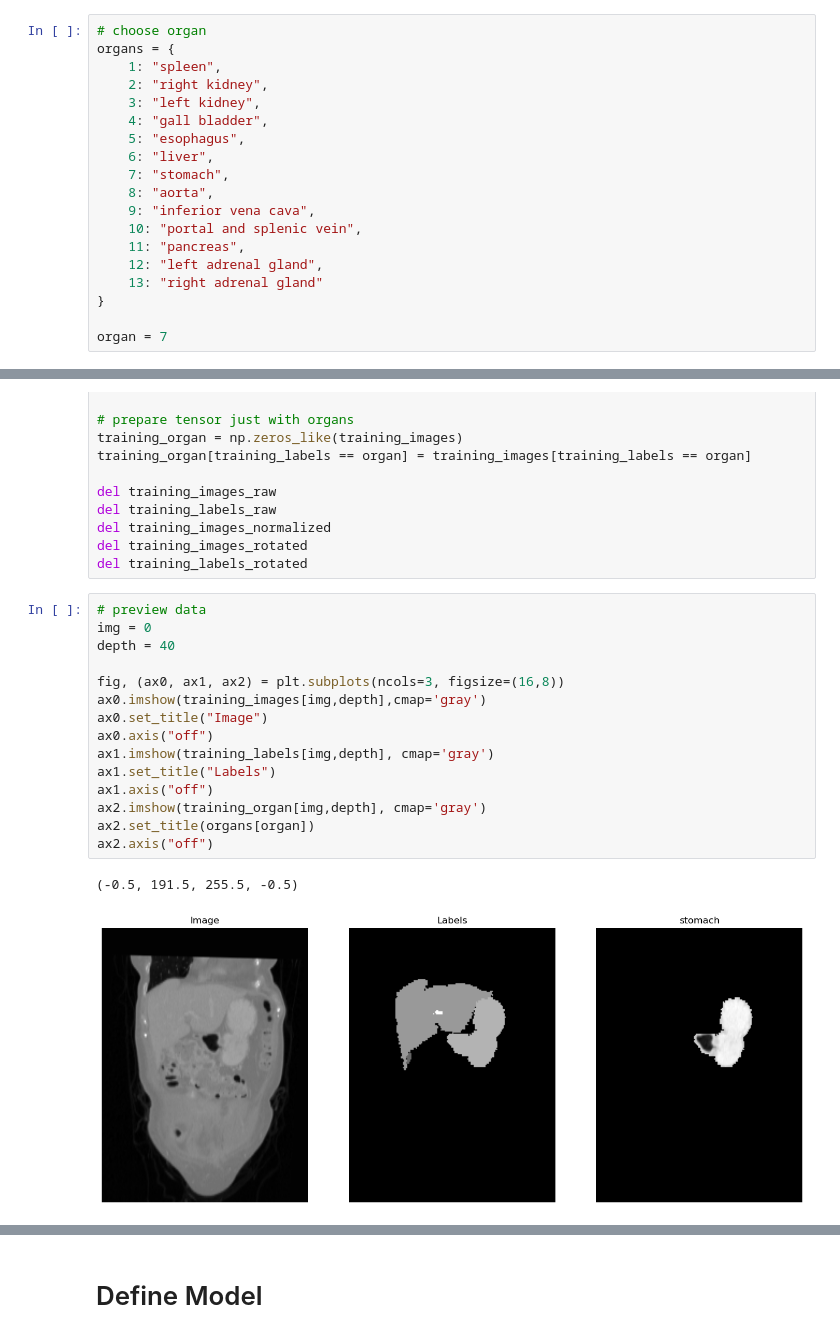
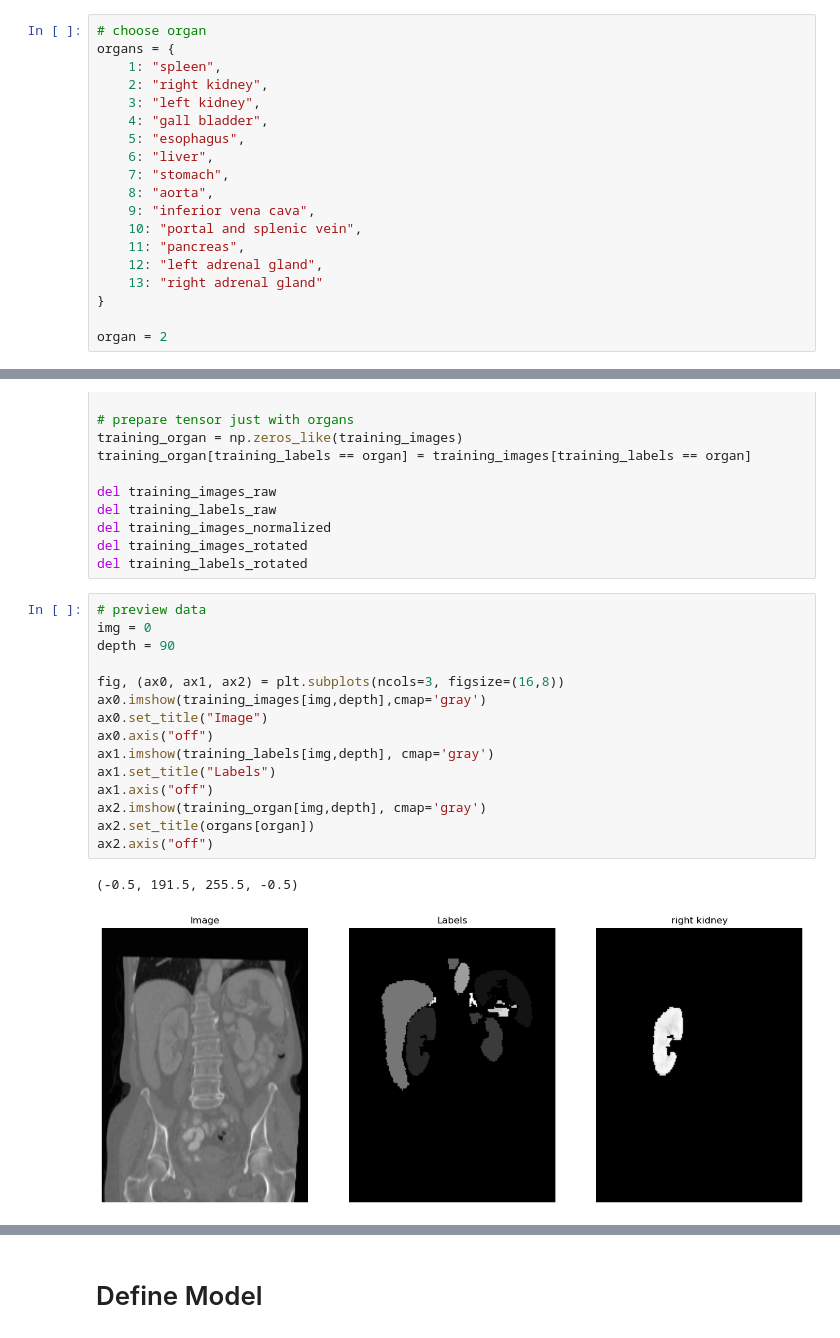
Before and after one commit to tdiepenb/MedicalImageRegistration, a Jupyter notebook: AbdomenCTCT/AbdomenCTCT_single_organ_test.ipynb, the cells around one changed output, grey strips where cells are left out. Cells and saved outputs as stored; diff of their text form.

```diff
--- a/AbdomenCTCT/AbdomenCTCT_single_organ_test.ipynb
+++ b/AbdomenCTCT/AbdomenCTCT_single_organ_test.ipynb
@@ -105,7 +100,7 @@ organs = {
     13: "right adrenal gland"
 }
 
-organ = 7
+organ = 2
 # %%
 # normalize images
 training_images_normalized = (training_images_raw - np.min(training_images_raw)) / (np.max(training_images_raw) - np.min(training_images_raw))
@@ -130,21 +125,21 @@ del training_labels_rotated
 # %%
 # preview data
 img = 0
-depth = 40
+depth = 90
 
 fig, (ax0, ax1, ax2) = plt.subplots(ncols=3, figsize=(16,8))
 ax0.imshow(training_images[img,depth],cmap='gray')
 ax0.set_title("Image")
 ax0.axis("off")
 ax1.imshow(training_labels[img,depth], cmap='gray')
 ax1.set_title("Labels")
 ax1.axis("off")
 ax2.imshow(training_organ[img,depth], cmap='gray')
 ax2.set_title(organs[organ])
 ax2.axis("off")
 # %% [output]
 (-0.5, 191.5, 255.5, -0.5)
-[figure, old version]
+[figure, new version]
 # %%
 organ_label = np.zeros_like(training_labels)
 organ_label[training_labels == organ] = training_labels[training_labels == organ]
```
Also changed, not shown: parts of 11 cells of this notebook, 13 other files.
